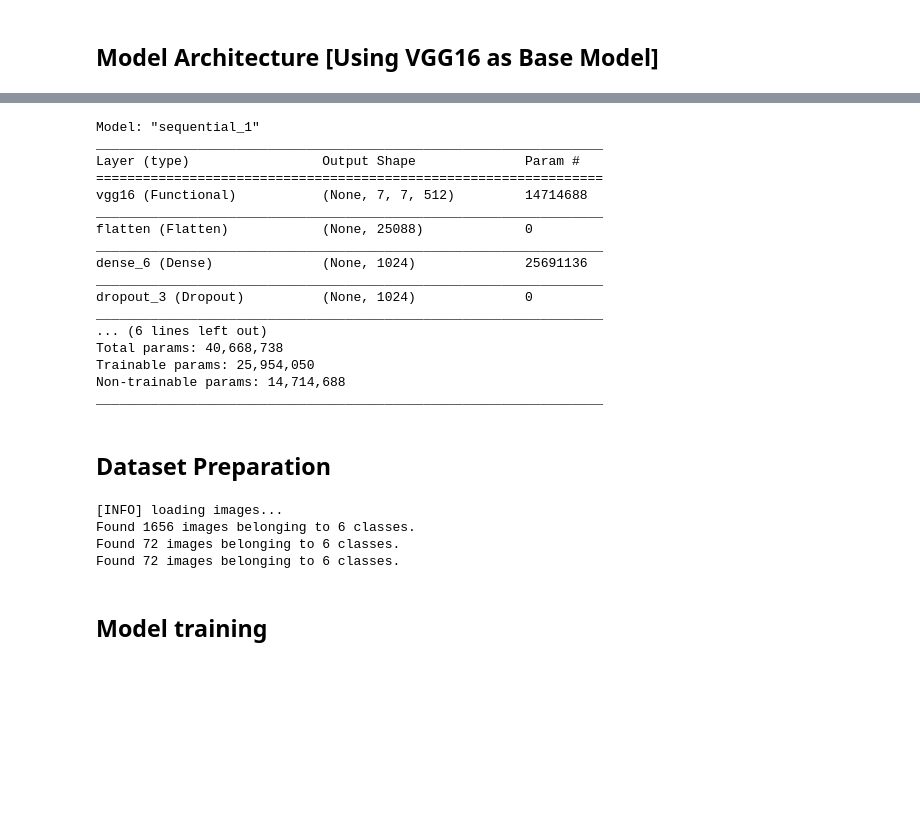
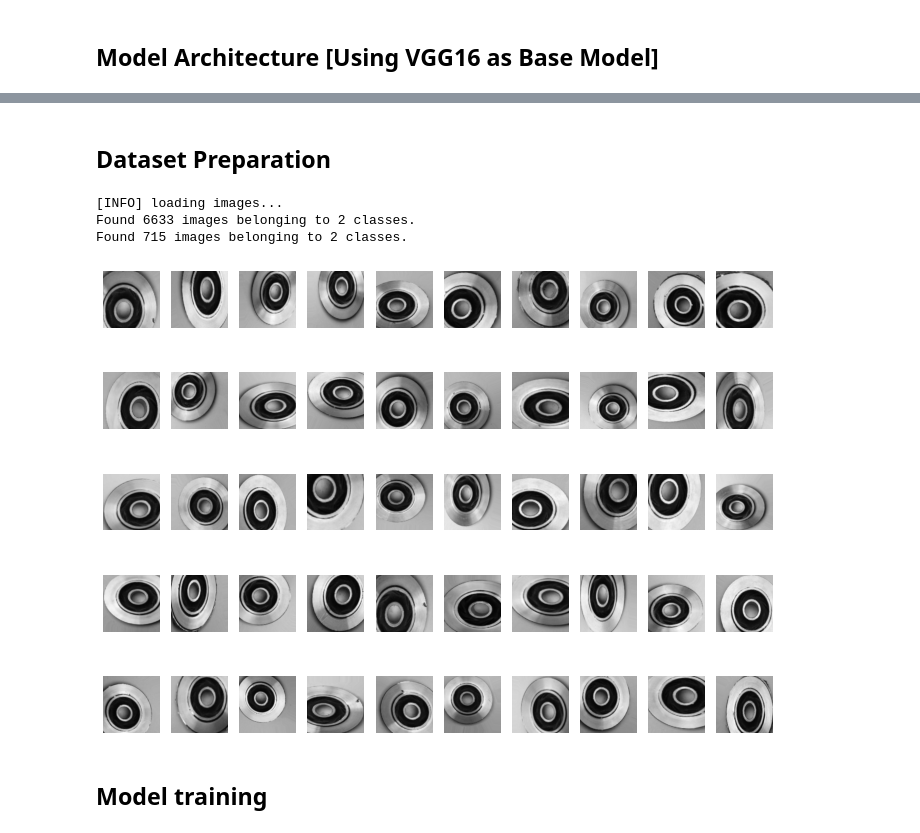
Before and after one commit to tezansahu/McDefect, a Jupyter notebook: models/DefectClassificationVGG.ipynb, the cells around one changed output, grey strips where cells are left out. Drawn from its saved outputs; the diff is of its cells as text; code cells hidden in the pictures; blank space fills up the shorter version.

```diff
--- a/models/DefectClassificationVGG.ipynb
+++ b/models/DefectClassificationVGG.ipynb
@@ -63,23 +58,3 @@ Downloading data from https://storage.googleapis.com/tensorflow/keras-applicatio
-# %%
-model.summary()
-# %% [output]
-Model: "sequential_1"
-_________________________________________________________________
-Layer (type)                 Output Shape              Param #
-=================================================================
-vgg16 (Functional)           (None, 7, 7, 512)         14714688
-_________________________________________________________________
-flatten (Flatten)            (None, 25088)             0
-_________________________________________________________________
-dense_6 (Dense)              (None, 1024)              25691136
-_________________________________________________________________
-dropout_3 (Dropout)          (None, 1024)              0
-_________________________________________________________________
-... (6 lines left out)
-Total params: 40,668,738
-Trainable params: 25,954,050
-Non-trainable params: 14,714,688
-_________________________________________________________________
 # %% [markdown]
 ## Dataset Preparation
 # %%
@@ -104,18 +72,13 @@ valid_datagen = ImageDataGenerator(
 
 test_datagen = ImageDataGenerator(rescale=1./255)
 # %%
-BATCH_SIZE = 36
+BATCH_SIZE = 50
 
 print("[INFO] loading images...")
-train_data_dir = "/content/drive/My Drive/Defect_data/train"        # directory of training data
-valid_data_dir = "/content/drive/My Drive/Defect_data/valid"        # directory of validation data
-test_data_dir = "/content/drive/My Drive/Defect_data/test"          # directory of test data
+train_data_dir = "./dataset_pump_impeller/train"     # directory of training data
+test_data_dir = "./dataset_pump_impeller/test"       # directory of test data
 
 training_set = train_datagen.flow_from_directory(train_data_dir,
-                                                 target_size=(WIDTH, HEIGHT),
-                                                 batch_size=BATCH_SIZE,
-                                                 class_mode='categorical')
-validation_set = train_datagen.flow_from_directory(valid_data_dir,
                                                  target_size=(WIDTH, HEIGHT),
                                                  batch_size=BATCH_SIZE,
                                                  class_mode='categorical')
@@ -126,9 +89,22 @@ test_set = test_datagen.flow_from_directory(test_data_dir,
                                             shuffle=False)
 # %% [output]
 [INFO] loading images...
-Found 1656 images belonging to 6 classes.
-Found 72 images belonging to 6 classes.
-Found 72 images belonging to 6 classes.
+Found 6633 images belonging to 2 classes.
+Found 715 images belonging to 2 classes.
+# %%
+# Plot some images form the augmented results
+
+x_batch, y_batch = next(training_set)
+
+plt.figure(figsize=(12, 9))
+for k, (img, lbl) in enumerate(zip(x_batch, y_batch)):
+    # img = (img - np.min(img))/(np.max(img) - np.min(img))
+    plt.subplot(5, 10, k+1)
+    # im = Image.open(img).convert('RGB')
+    plt.imshow(np.asarray(img)[:, :, ])
+    plt.axis('off')
+# %% [output]
+[figure, added]
 # %% [markdown]
 ## Model training
 # %%
```
Also changed, not shown: parts of 18 cells of this notebook, 2 other files.
